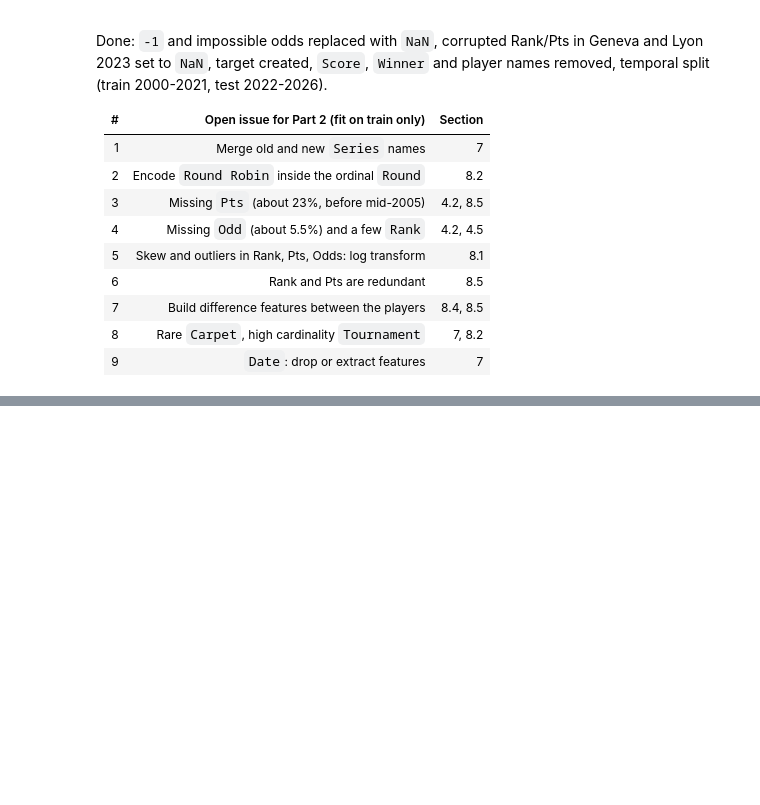
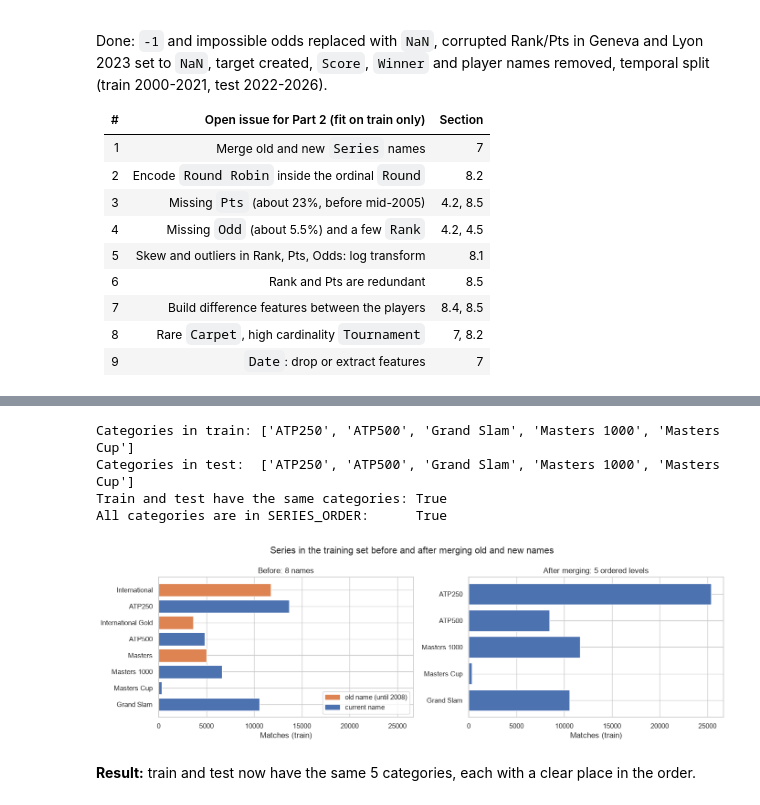
Before and after one commit to PeroPeki/machine_learning_erasmus, a Jupyter notebook: notebooks/data_explanation.ipynb, the cells around one changed output, grey strips where cells are left out. Cells and saved outputs as stored; diff of their text form; code cells hidden in the pictures; blank space fills up the shorter version.

Commit message:
Add Part 2: data cleaning and feature engineering

```diff
--- a/notebooks/data_explanation.ipynb
+++ b/notebooks/data_explanation.ipynb
@@ -744,0 +752,5 @@ Done: `-1` and impossible odds replaced with `NaN`, corrupted Rank/Pts in Geneva
+# %%
+from matplotlib.patches import Patch
+from sklearn.impute import SimpleImputer  # only to illustrate the imputation in section 15
+
+BLUE, ORANGE = "#4C72B0", "#DD8452"  # same colours as Part 1: blue = before, orange = after / changed
@@ -744,0 +765,9 @@ Done: `-1` and impossible odds replaced with `NaN`, corrupted Rank/Pts in Geneva
+# %%
+SERIES_MAP = {"International": "ATP250", "International Gold": "ATP500", "Masters": "Masters 1000"}
+SERIES_ORDER = ["ATP250", "ATP500", "Masters 1000", "Masters Cup", "Grand Slam"]
+
+def merge_series(df):
+    # rename the pre-2009 Series names to the current ATP names
+    df = df.copy()
+    df["Series"] = df["Series"].replace(SERIES_MAP)
+    return df
@@ -744,0 +793,34 @@ Done: `-1` and impossible odds replaced with `NaN`, corrupted Rank/Pts in Geneva
+# %%
+train_series = set(merge_series(train)["Series"])
+test_series = set(merge_series(test)["Series"])
+print("Categories in train:", sorted(train_series))
+print("Categories in test: ", sorted(test_series))
+print("Train and test have the same categories:", train_series == test_series)
+print("All categories are in SERIES_ORDER:     ", (train_series | test_series) <= set(SERIES_ORDER))
+# %% [output]
+Categories in train: ['ATP250', 'ATP500', 'Grand Slam', 'Masters 1000', 'Masters Cup']
+Categories in test:  ['ATP250', 'ATP500', 'Grand Slam', 'Masters 1000', 'Masters Cup']
+Train and test have the same categories: True
+All categories are in SERIES_ORDER:      True
+# %%
+before_order = ["International", "ATP250", "International Gold", "ATP500", "Masters", "Masters 1000", "Masters Cup", "Grand Slam"]
+before = train["Series"].value_counts().reindex(before_order)
+after = merge_series(train)["Series"].value_counts().reindex(SERIES_ORDER)
+
+fig, axes = plt.subplots(1, 2, figsize=(14, 4.5), sharex=True)
+axes[0].barh(before.index, before.values, color=[ORANGE if s in SERIES_MAP else BLUE for s in before.index])
+axes[0].set_title("Before: 8 names")
+axes[0].legend(handles=[Patch(color=ORANGE, label="old name (until 2008)"), Patch(color=BLUE, label="current name")],
+               loc="lower right")
+axes[1].barh(after.index, after.values, color=BLUE)
+axes[1].set_title("After merging: 5 ordered levels")
+for ax in axes:
+    ax.invert_yaxis()
+    ax.set_xlabel("Matches (train)")
+plt.suptitle("Series in the training set before and after merging old and new names")
+plt.tight_layout()
+save_fig("p2_series_before_after")
+# %% [output]
+[figure, added]
+# %% [markdown]
+**Result:** train and test now have the same 5 categories, each with a clear place in the order.
```
Also changed, not shown: parts of 38 cells of this notebook, 6 other files.
